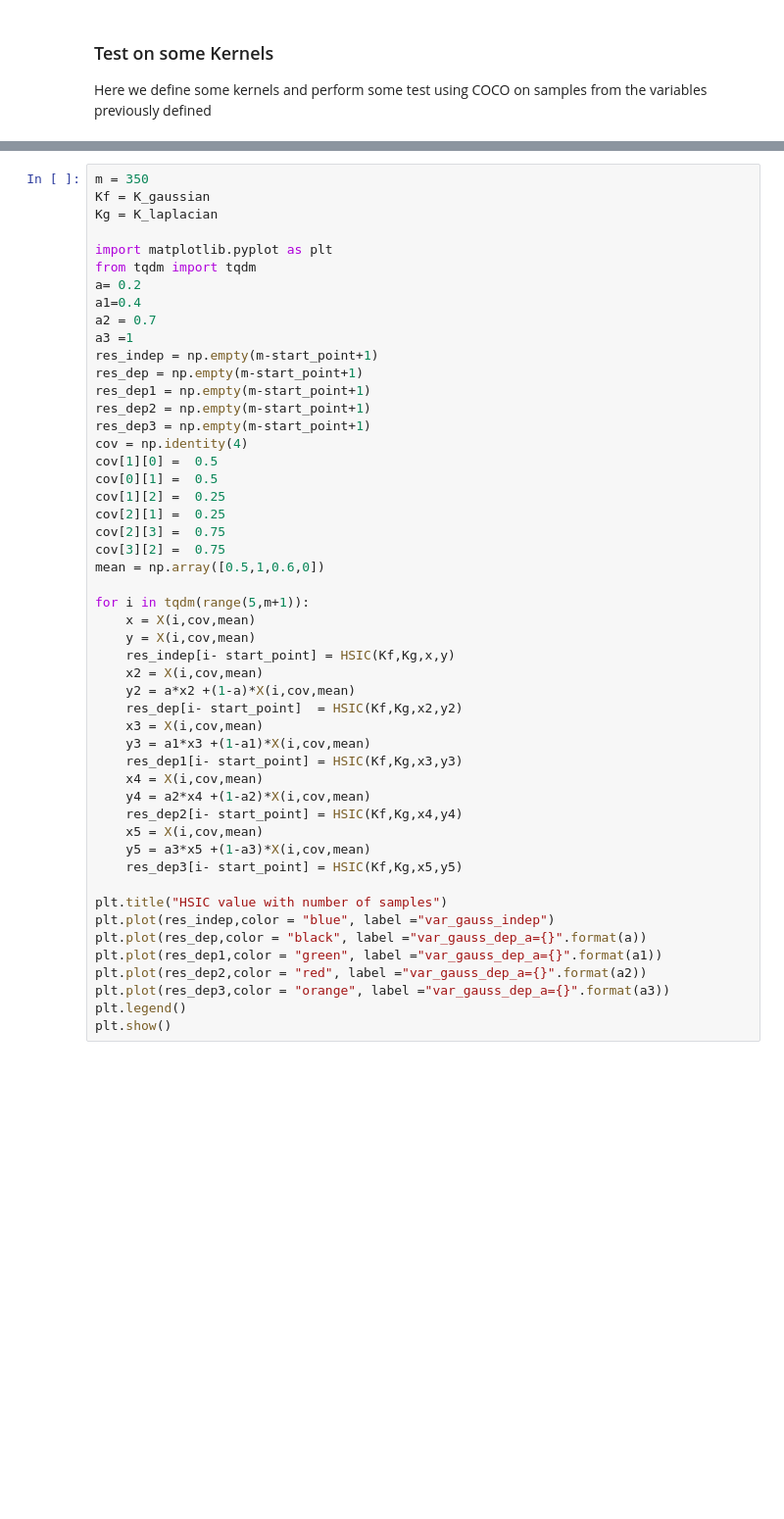
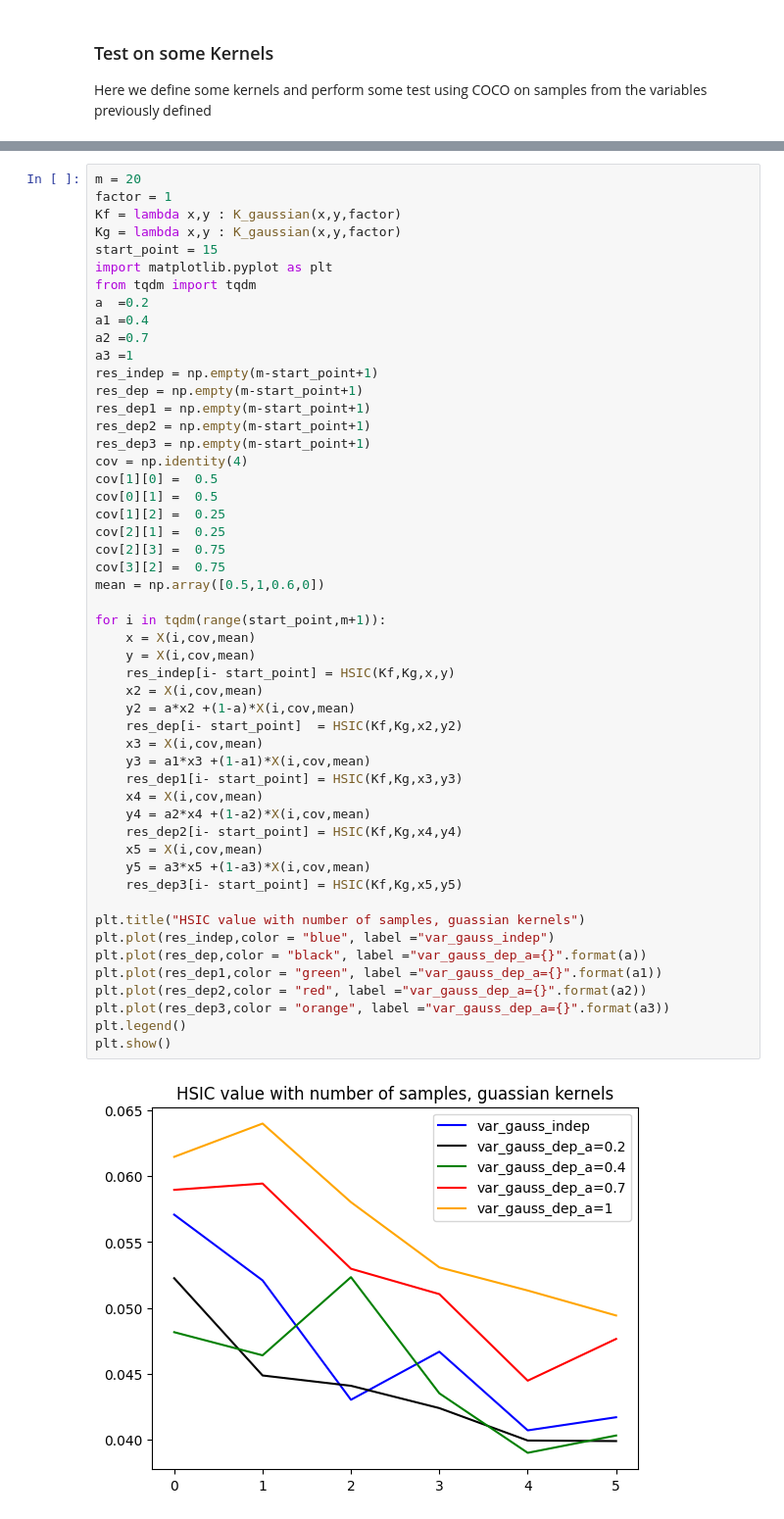
Before and after one commit to Noe-Bosc-Haddad/Gretton-independence-tests, a Jupyter notebook: test-notebooks/COCO_test.ipynb, the cells around one changed output, grey strips where cells are left out. Shown at 98% size. Drawn from its saved outputs; the diff is of its cells as text; blank space fills up the shorter version.

```diff
--- a/test-notebooks/COCO_test.ipynb
+++ b/test-notebooks/COCO_test.ipynb
@@ -269,13 +277,14 @@ plt.show()
 # %%
-m = 350
-Kf = K_gaussian
-Kg = K_laplacian
-
+m = 20
+factor = 1
+Kf = lambda x,y : K_gaussian(x,y,factor)
+Kg = lambda x,y : K_gaussian(x,y,factor)
+start_point = 15
 import matplotlib.pyplot as plt
 from tqdm import tqdm
-a= 0.2
-a1=0.4
-a2 = 0.7
+a  =0.2
+a1 =0.4
+a2 =0.7
 a3 =1
 res_indep = np.empty(m-start_point+1)
 res_dep = np.empty(m-start_point+1)
@@ -287,32 +296,34 @@ cov[1][0] =  0.5
 cov[0][1] =  0.5
 cov[1][2] =  0.25
 cov[2][1] =  0.25
 cov[2][3] =  0.75
 cov[3][2] =  0.75
 mean = np.array([0.5,1,0.6,0])
 
-for i in tqdm(range(5,m+1)):
+for i in tqdm(range(start_point,m+1)):
     x = X(i,cov,mean)
     y = X(i,cov,mean)
     res_indep[i- start_point] = HSIC(Kf,Kg,x,y)
     x2 = X(i,cov,mean)
     y2 = a*x2 +(1-a)*X(i,cov,mean)
     res_dep[i- start_point]  = HSIC(Kf,Kg,x2,y2)
     x3 = X(i,cov,mean)
     y3 = a1*x3 +(1-a1)*X(i,cov,mean)
     res_dep1[i- start_point] = HSIC(Kf,Kg,x3,y3)
     x4 = X(i,cov,mean)
     y4 = a2*x4 +(1-a2)*X(i,cov,mean)
     res_dep2[i- start_point] = HSIC(Kf,Kg,x4,y4)
     x5 = X(i,cov,mean)
     y5 = a3*x5 +(1-a3)*X(i,cov,mean)
     res_dep3[i- start_point] = HSIC(Kf,Kg,x5,y5)
 
-plt.title("HSIC value with number of samples")
+plt.title("HSIC value with number of samples, guassian kernels")
 plt.plot(res_indep,color = "blue", label ="var_gauss_indep")
 plt.plot(res_dep,color = "black", label ="var_gauss_dep_a={}".format(a))
 plt.plot(res_dep1,color = "green", label ="var_gauss_dep_a={}".format(a1))
 plt.plot(res_dep2,color = "red", label ="var_gauss_dep_a={}".format(a2))
 plt.plot(res_dep3,color = "orange", label ="var_gauss_dep_a={}".format(a3))
 plt.legend()
 plt.show()
+# %% [output]
+[figure, added]
```
Also changed, not shown: parts of 15 cells of this notebook.
